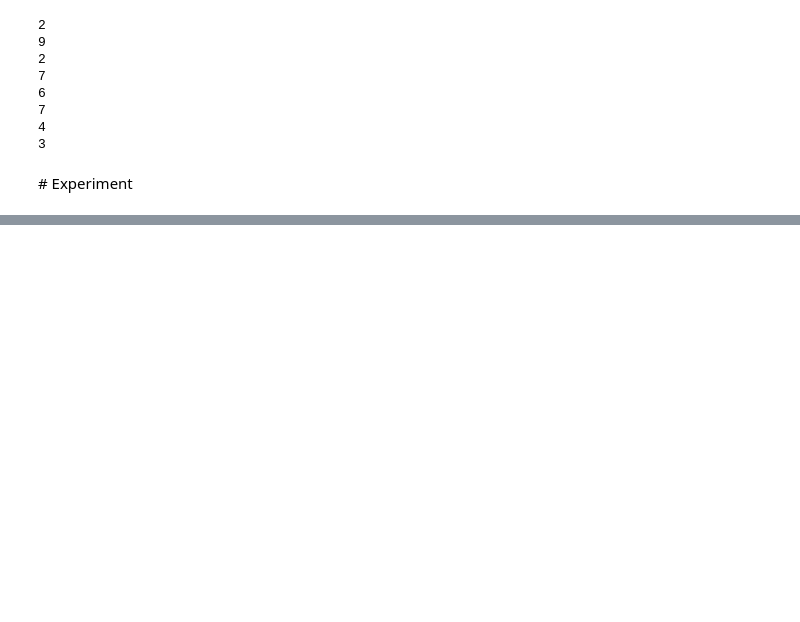
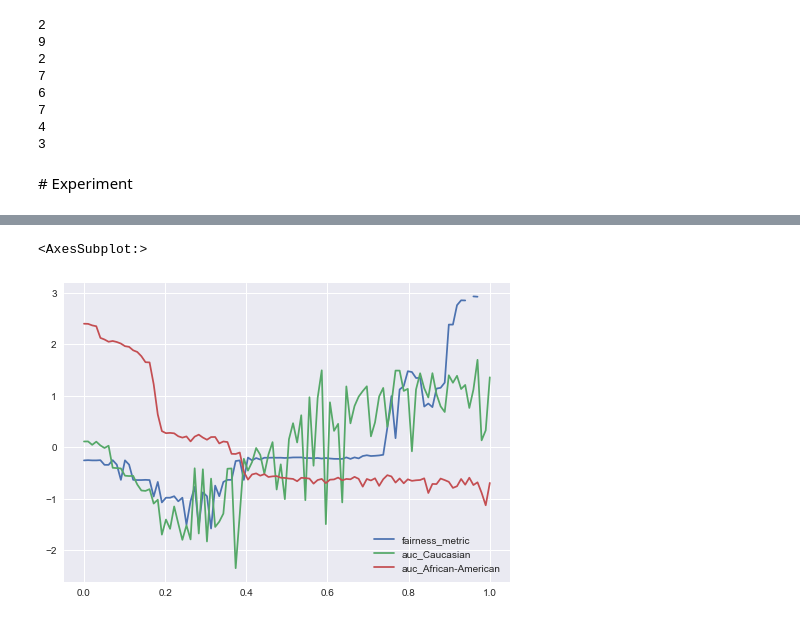
Before and after one commit to cmougan/FairEncoder, a Jupyter notebook: Vanilla.ipynb, the cells around one changed output, grey strips where cells are left out. Cells and saved outputs as stored; diff of their text form; code cells hidden in the pictures; blank space fills up the shorter version.

```diff
--- a/Vanilla.ipynb
+++ b/Vanilla.ipynb
@@ -230 +243,10 @@ if SCALING:
+# %%
+PARAM = np.linspace(0, 1, 100)
+d = fair_encoder(
+    model=LogisticRegression(), enc="leaveoneout", param=PARAM, scaling=SCALING
+)
+d.plot()
+# %% [output]
+<AxesSubplot:>
+[figure, added]
 # %%
```
Also changed, not shown: parts of 9 cells of this notebook.
